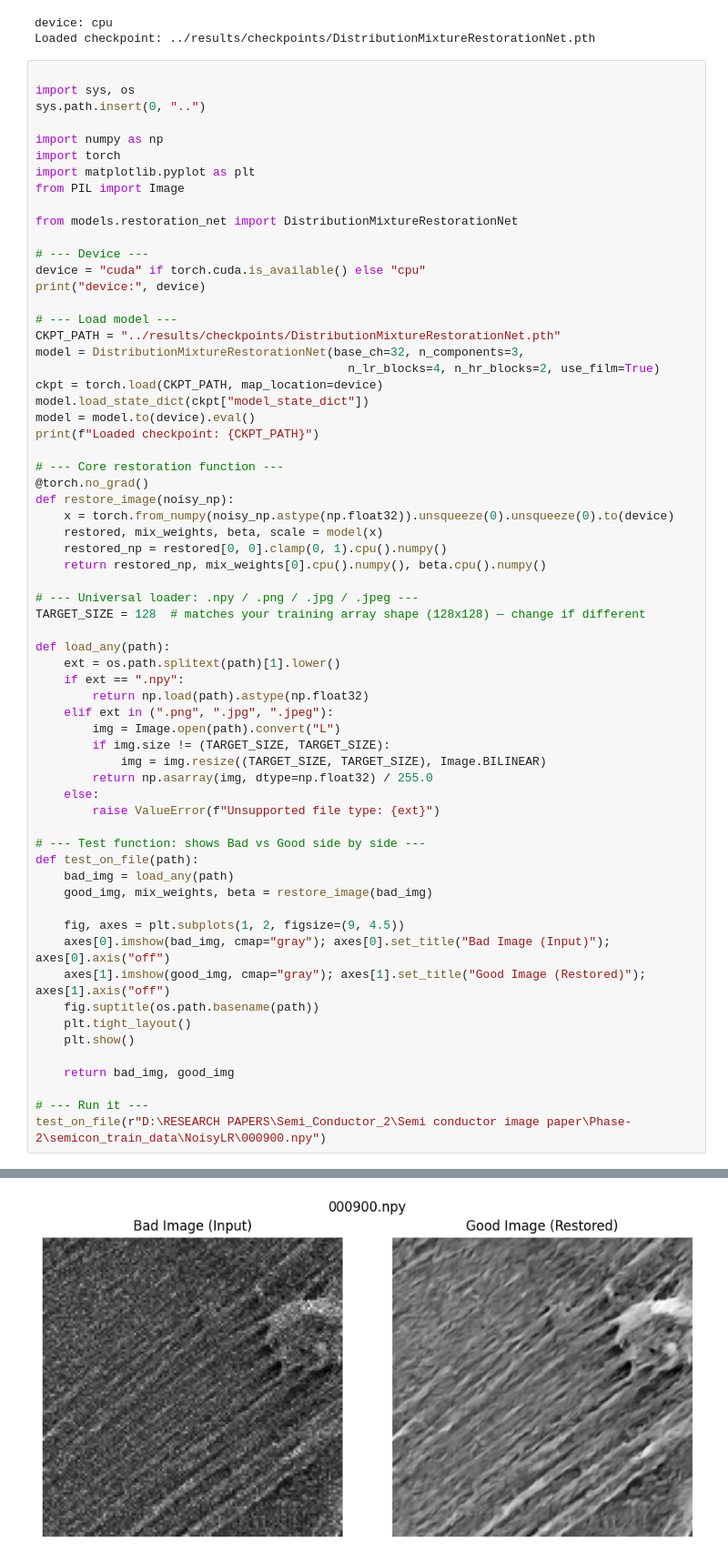
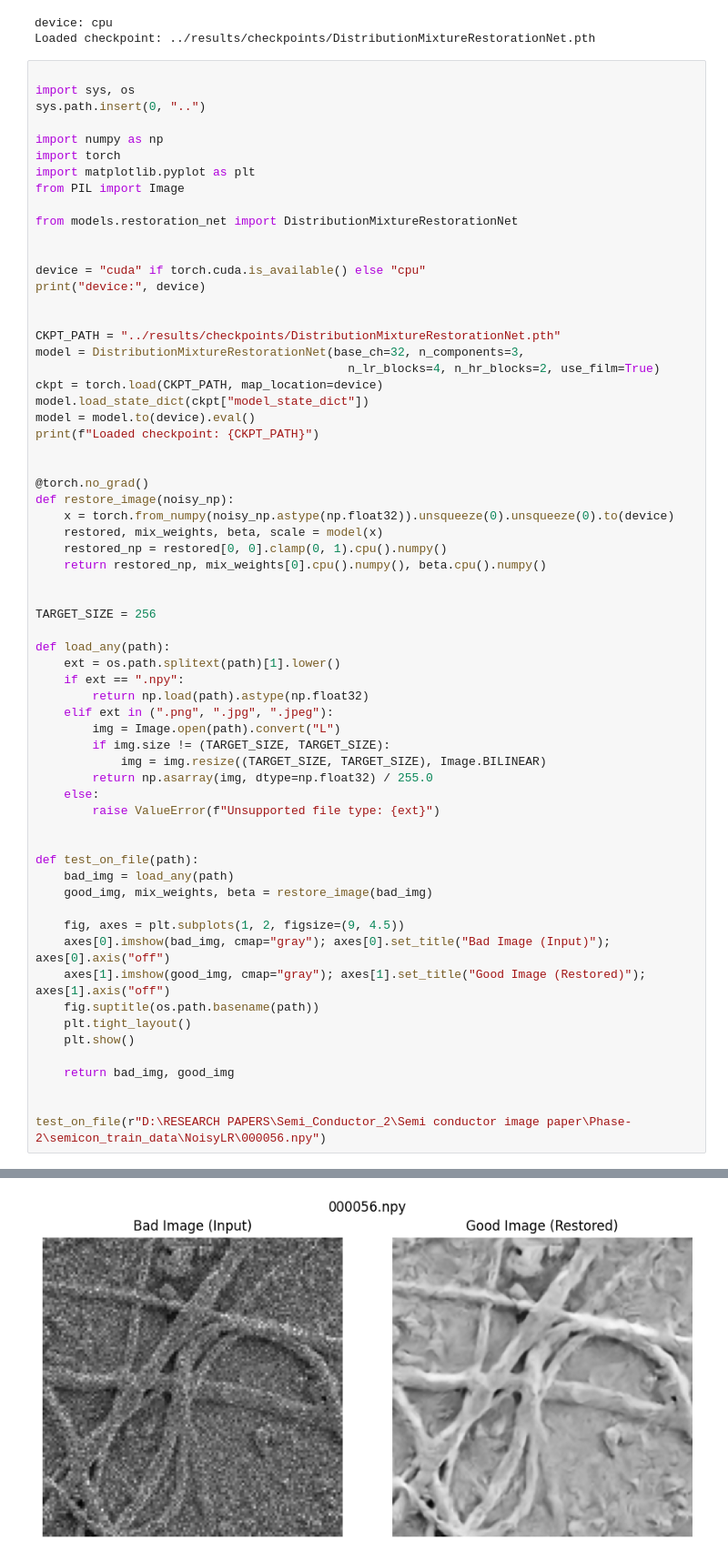
Before and after one commit to GoluKumar-Upadhyay/KnowHow-KLA-Restoration-Phase2, a Jupyter notebook: notebooks/Quick_Load_And_Predict.ipynb, the cells around one changed output, grey strips where cells are left out. Shown at 91% size. Cells and saved outputs as stored; diff of their text form.

```diff
--- a/notebooks/Quick_Load_And_Predict.ipynb
+++ b/notebooks/Quick_Load_And_Predict.ipynb
@@ -115,11 +115,11 @@ from PIL import Image
 
 from models.restoration_net import DistributionMixtureRestorationNet
 
-# --- Device ---
+
 device = "cuda" if torch.cuda.is_available() else "cpu"
 print("device:", device)
 
-# --- Load model ---
+
 CKPT_PATH = "../results/checkpoints/DistributionMixtureRestorationNet.pth"
 model = DistributionMixtureRestorationNet(base_ch=32, n_components=3,
                                             n_lr_blocks=4, n_hr_blocks=2, use_film=True)
@@ -128,7 +128,7 @@ model.load_state_dict(ckpt["model_state_dict"])
 model = model.to(device).eval()
 print(f"Loaded checkpoint: {CKPT_PATH}")
 
-# --- Core restoration function ---
+
 @torch.no_grad()
 def restore_image(noisy_np):
     x = torch.from_numpy(noisy_np.astype(np.float32)).unsqueeze(0).unsqueeze(0).to(device)
@@ -136,38 +136,38 @@ def restore_image(noisy_np):
     restored_np = restored[0, 0].clamp(0, 1).cpu().numpy()
     return restored_np, mix_weights[0].cpu().numpy(), beta.cpu().numpy()
 
-# --- Universal loader: .npy / .png / .jpg / .jpeg ---
-TARGET_SIZE = 128  # matches your training array shape (128x128) — change if different
+
+TARGET_SIZE = 256
 
 def load_any(path):
     ext = os.path.splitext(path)[1].lower()
     if ext == ".npy":
         return np.load(path).astype(np.float32)
     elif ext in (".png", ".jpg", ".jpeg"):
         img = Image.open(path).convert("L")
         if img.size != (TARGET_SIZE, TARGET_SIZE):
             img = img.resize((TARGET_SIZE, TARGET_SIZE), Image.BILINEAR)
         return np.asarray(img, dtype=np.float32) / 255.0
     else:
         raise ValueError(f"Unsupported file type: {ext}")
 
-# --- Test function: shows Bad vs Good side by side ---
+
 def test_on_file(path):
     bad_img = load_any(path)
     good_img, mix_weights, beta = restore_image(bad_img)
 
     fig, axes = plt.subplots(1, 2, figsize=(9, 4.5))
     axes[0].imshow(bad_img, cmap="gray"); axes[0].set_title("Bad Image (Input)"); axes[0].axis("off")
     axes[1].imshow(good_img, cmap="gray"); axes[1].set_title("Good Image (Restored)"); axes[1].axis("off")
     fig.suptitle(os.path.basename(path))
     plt.tight_layout()
     plt.show()
 
     return bad_img, good_img
 
-# --- Run it ---
-test_on_file(r"D:\RESEARCH PAPERS\Semi_Conductor_2\Semi conductor image paper\Phase-2\semicon_train_data\NoisyLR\000900.npy")
+
+test_on_file(r"D:\RESEARCH PAPERS\Semi_Conductor_2\Semi conductor image paper\Phase-2\semicon_train_data\NoisyLR\000056.npy")
 # %% [output]
 device: cpu
 Loaded checkpoint: ../results/checkpoints/DistributionMixtureRestorationNet.pth
-[figure, old version]
+[figure, new version]
```
Also changed, not shown: parts of 1 cell of this notebook, 2 other files.
